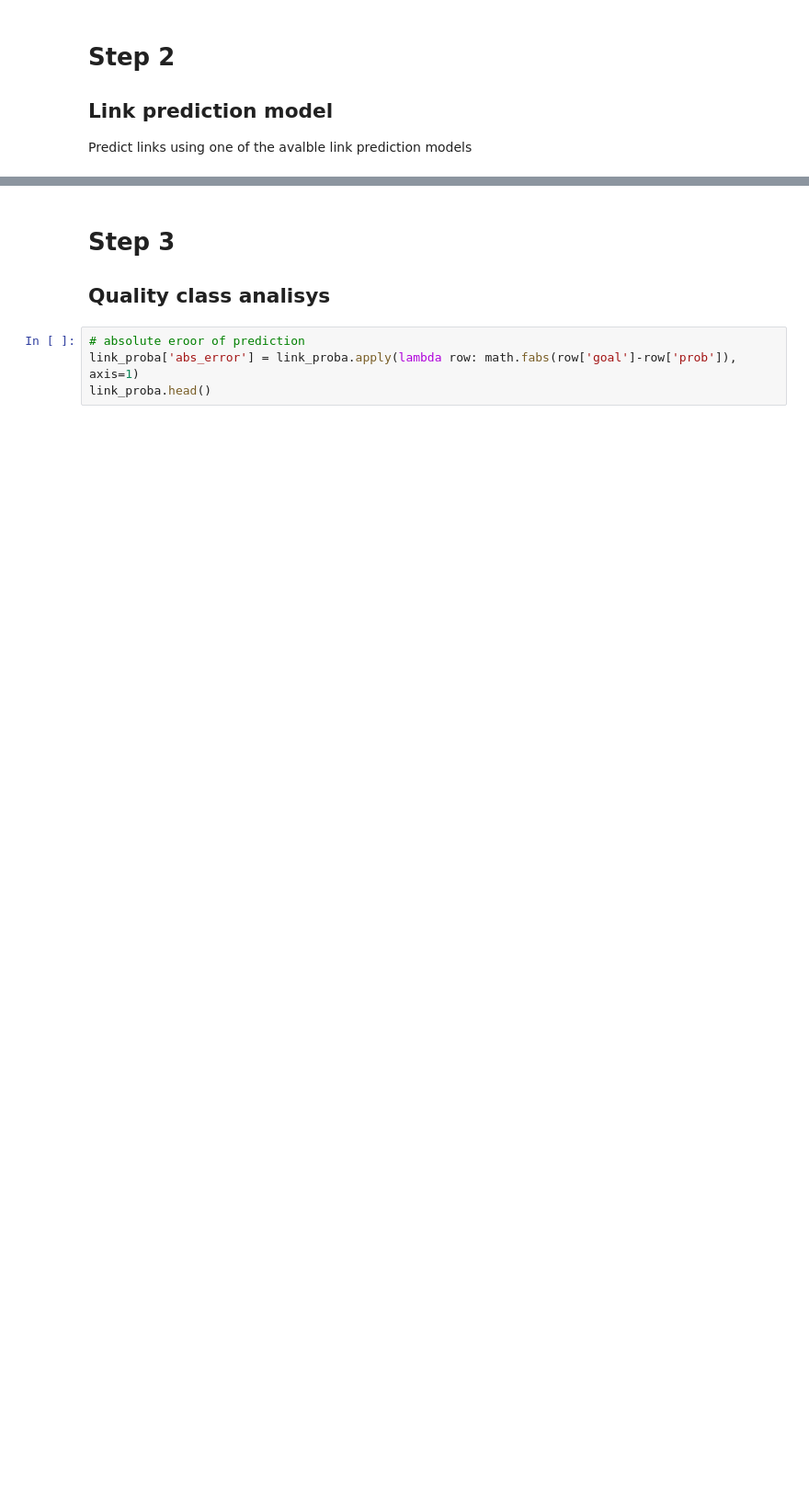
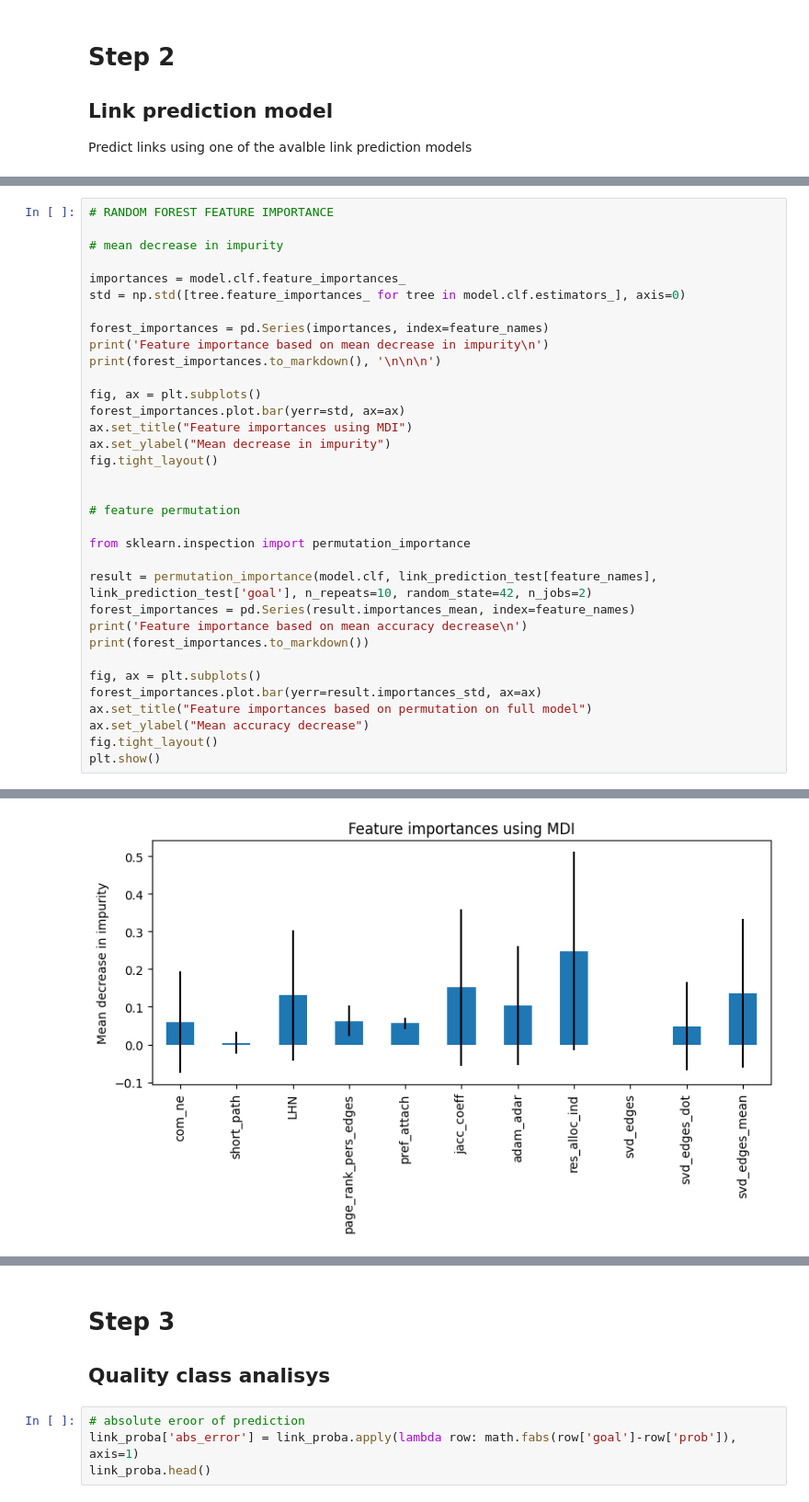
Before and after one commit to andrey-antonov-j4133c/link_prediction, a Jupyter notebook: experiments.ipynb, the cells around one changed output, grey strips where cells are left out. Shown at 92% size. Saved outputs shown, nothing was run; the diff lists cells and outputs as text; blank space fills up the shorter version.

```diff
--- a/experiments.ipynb
+++ b/experiments.ipynb
@@ -79,0 +80,35 @@ link_proba.head(5)
+# %%
+# RANDOM FOREST FEATURE IMPORTANCE
+
+# mean decrease in impurity
+
+importances = model.clf.feature_importances_
+std = np.std([tree.feature_importances_ for tree in model.clf.estimators_], axis=0)
+
+forest_importances = pd.Series(importances, index=feature_names)
+print('Feature importance based on mean decrease in impurity\n')
+print(forest_importances.to_markdown(), '\n\n\n')
+
+fig, ax = plt.subplots()
+forest_importances.plot.bar(yerr=std, ax=ax)
+ax.set_title("Feature importances using MDI")
+ax.set_ylabel("Mean decrease in impurity")
+fig.tight_layout()
+
+
+# feature permutation
+
+from sklearn.inspection import permutation_importance
+
+result = permutation_importance(model.clf, link_prediction_test[feature_names],  link_prediction_test['goal'], n_repeats=10, random_state=42, n_jobs=2)
+forest_importances = pd.Series(result.importances_mean, index=feature_names)
+print('Feature importance based on mean accuracy decrease\n')
+print(forest_importances.to_markdown())
+
+fig, ax = plt.subplots()
+forest_importances.plot.bar(yerr=result.importances_std, ax=ax)
+ax.set_title("Feature importances based on permutation on full model")
+ax.set_ylabel("Mean accuracy decrease")
+fig.tight_layout()
+plt.show()
+# %% [output]
@@ -79,0 +132 @@ link_proba.head(5)
+[figure, added]
```
Also changed, not shown: parts of 24 cells of this notebook, 1 other file.
